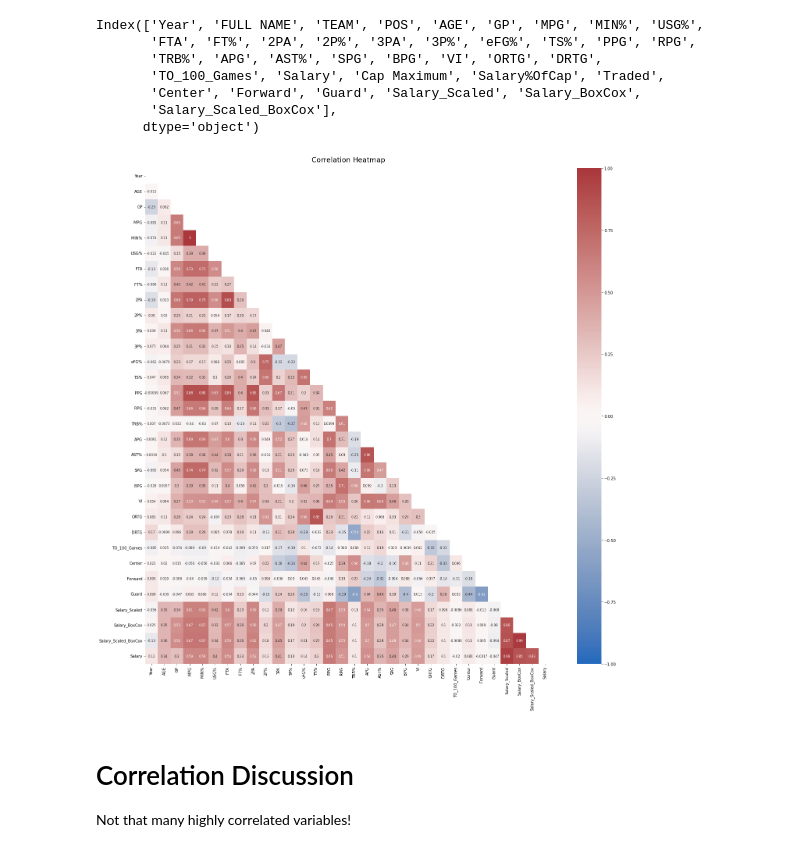
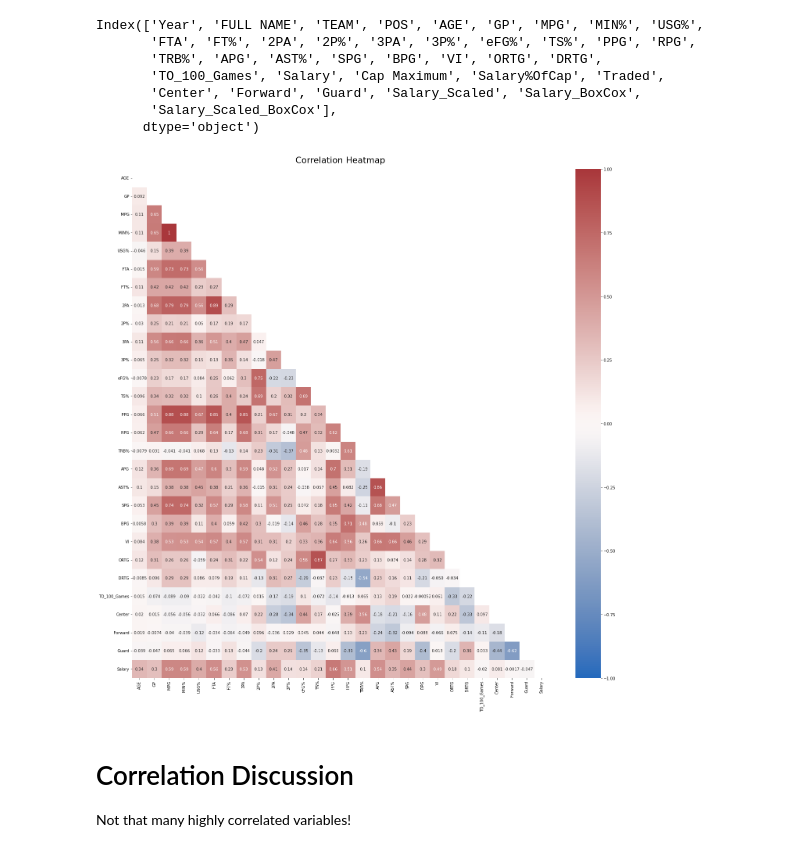
Before and after one commit to davekacz/NBA_Salary_Prediction, a Jupyter notebook: 2_data_explore.ipynb, the cells around one changed output. Saved outputs shown, nothing was run; the diff lists cells and outputs as text; code cells hidden in the pictures.

Commit message:
Updated correlation plot, added best models table

```diff
--- a/2_data_explore.ipynb
+++ b/2_data_explore.ipynb
@@ -18,22 +18,23 @@ Index(['Year', 'FULL NAME', 'TEAM', 'POS', 'AGE', 'GP', 'MPG', 'MIN%', 'USG%',
       dtype='object')
 # %%
 #remove unnecessary columns from correlation matrix
-corr_df = df.drop(['Salary', 'FULL NAME', 'TEAM', 'POS', 'Salary%OfCap', 'Traded', 'Cap Maximum', 'Salary'], axis = 1)
+corr_df = df.drop(['Year', 'Salary', 'FULL NAME', 'TEAM', 'POS', 'Salary%OfCap', 'Traded', 'Cap Maximum', 'Salary', 'Salary_Scaled', 'Salary_BoxCox',
+       'Salary_Scaled_BoxCox'], axis = 1)
 
 #remove and add salary so it shows up at the bottom
 corr_df['Salary'] = df['Salary']
 # %%
 plt.figure(figsize=(20, 20))
 # define the mask to set the values in the upper triangle to True
 mask = np.triu(np.ones_like(corr_df.corr(), dtype=bool))
-heatmap = sns.heatmap(corr_df.corr(), mask=mask, vmin=-1, vmax=1, annot=True, cmap = "vlag", annot_kws={"fontsize":8})
-heatmap.set_title('Correlation Heatmap', fontdict={'fontsize':18}, pad=16)
+heatmap = sns.heatmap(corr_df.corr(), mask=mask, vmin=-1, vmax=1, annot=True, cmap = "vlag", annot_kws={"fontsize":10})
+heatmap.set_title('Correlation Heatmap', fontdict={'fontsize':22}, pad=16)
 
 plt.tight_layout()
 plt.savefig('images/correlation_heatmap.png')
 plt.show()
 # %% [output]
-[figure, old version]
+[figure, new version]
 # %% [markdown]
 # Correlation Discussion
 
```
Also changed, not shown: 4 other files.
